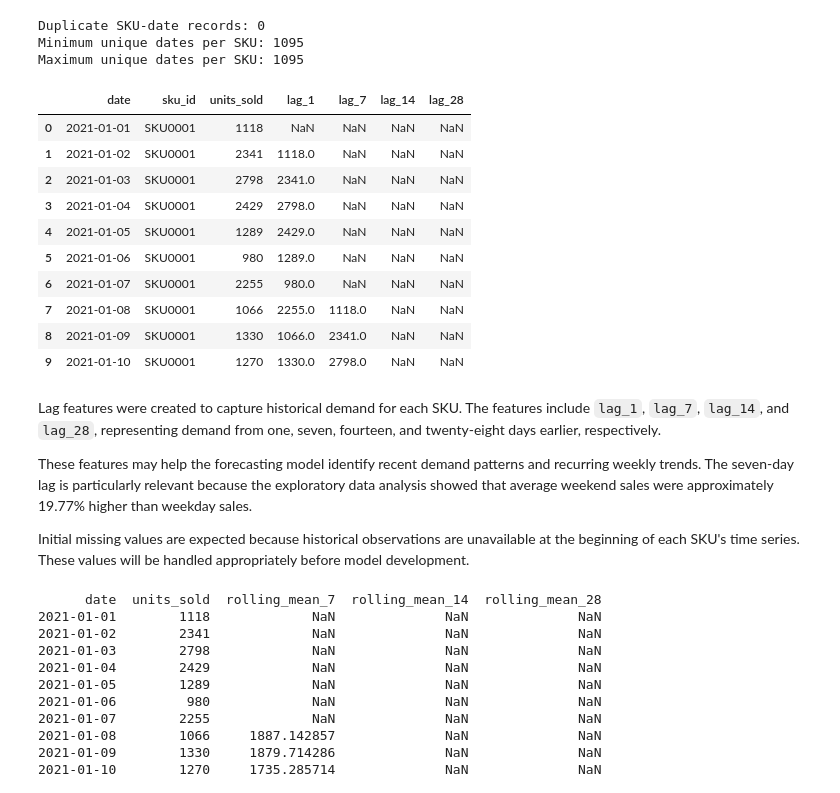
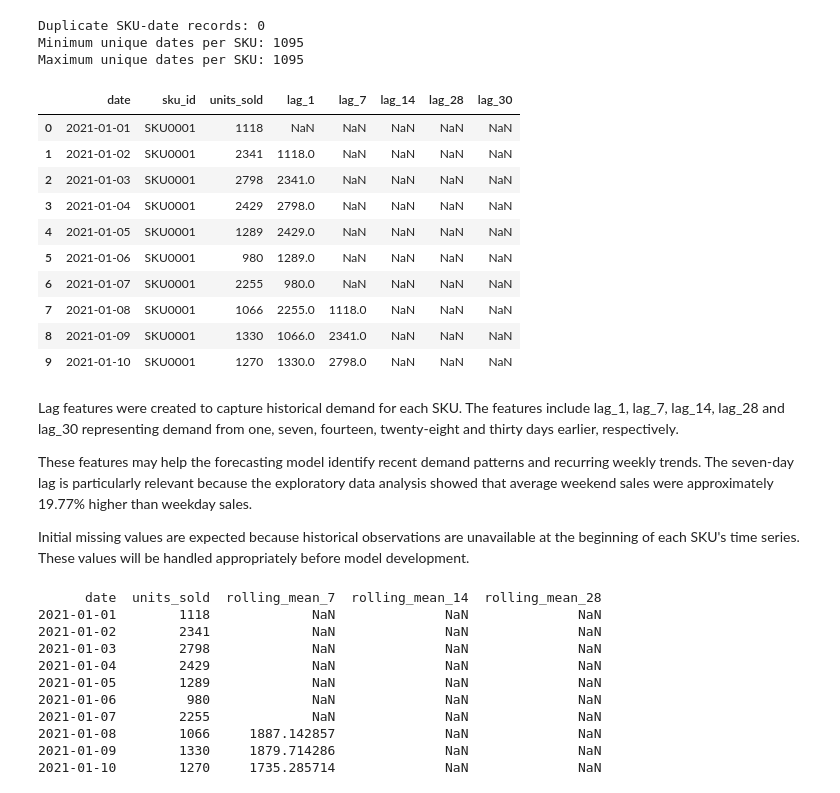
Before and after one commit to s3inn/fmcg-demand-forecasting-capstone, a Jupyter notebook: notebooks/06_feature_engineering.ipynb, the cells around one changed output. Drawn from its saved outputs; the diff is of its cells as text; code cells hidden in the pictures.

```diff
--- a/notebooks/06_feature_engineering.ipynb
+++ b/notebooks/06_feature_engineering.ipynb
@@ -109,27 +109,27 @@ Minimum unique dates per SKU: 1095
 Maximum unique dates per SKU: 1095
 # %%
 # Create lag features for each SKU
-for lag in [1, 7, 14, 28]:
+for lag in [1, 7, 14, 28, 30]:
     daily_demand[f"lag_{lag}"] = (
         daily_demand.groupby("sku_id")["units_sold"].shift(lag)
     )
 
 # Display the results
 daily_demand.head(10)
 # %% [output]
-|  | date | sku_id | units_sold | lag_1 | lag_7 | lag_14 | lag_28 |
-| 0 | 2021-01-01 | SKU0001 | 1118 | NaN | NaN | NaN | NaN |
-| 1 | 2021-01-02 | SKU0001 | 2341 | 1118.0 | NaN | NaN | NaN |
-| 2 | 2021-01-03 | SKU0001 | 2798 | 2341.0 | NaN | NaN | NaN |
-| 3 | 2021-01-04 | SKU0001 | 2429 | 2798.0 | NaN | NaN | NaN |
-| 4 | 2021-01-05 | SKU0001 | 1289 | 2429.0 | NaN | NaN | NaN |
-| 5 | 2021-01-06 | SKU0001 | 980 | 1289.0 | NaN | NaN | NaN |
-| 6 | 2021-01-07 | SKU0001 | 2255 | 980.0 | NaN | NaN | NaN |
-| 7 | 2021-01-08 | SKU0001 | 1066 | 2255.0 | 1118.0 | NaN | NaN |
-| 8 | 2021-01-09 | SKU0001 | 1330 | 1066.0 | 2341.0 | NaN | NaN |
-| 9 | 2021-01-10 | SKU0001 | 1270 | 1330.0 | 2798.0 | NaN | NaN |
+|  | date | sku_id | units_sold | lag_1 | lag_7 | lag_14 | lag_28 | lag_30 |
+| 0 | 2021-01-01 | SKU0001 | 1118 | NaN | NaN | NaN | NaN | NaN |
+| 1 | 2021-01-02 | SKU0001 | 2341 | 1118.0 | NaN | NaN | NaN | NaN |
+| 2 | 2021-01-03 | SKU0001 | 2798 | 2341.0 | NaN | NaN | NaN | NaN |
+| 3 | 2021-01-04 | SKU0001 | 2429 | 2798.0 | NaN | NaN | NaN | NaN |
+| 4 | 2021-01-05 | SKU0001 | 1289 | 2429.0 | NaN | NaN | NaN | NaN |
+| 5 | 2021-01-06 | SKU0001 | 980 | 1289.0 | NaN | NaN | NaN | NaN |
+| 6 | 2021-01-07 | SKU0001 | 2255 | 980.0 | NaN | NaN | NaN | NaN |
+| 7 | 2021-01-08 | SKU0001 | 1066 | 2255.0 | 1118.0 | NaN | NaN | NaN |
+| 8 | 2021-01-09 | SKU0001 | 1330 | 1066.0 | 2341.0 | NaN | NaN | NaN |
+| 9 | 2021-01-10 | SKU0001 | 1270 | 1330.0 | 2798.0 | NaN | NaN | NaN |
 # %% [markdown]
-Lag features were created to capture historical demand for each SKU. The features include `lag_1`, `lag_7`, `lag_14`, and `lag_28`, representing demand from one, seven, fourteen, and twenty-eight days earlier, respectively.
+Lag features were created to capture historical demand for each SKU. The features include lag_1, lag_7, lag_14, lag_28 and lag_30 representing demand from one, seven, fourteen, twenty-eight and thirty days earlier, respectively.
 
 These features may help the forecasting model identify recent demand patterns and recurring weekly trends. The seven-day lag is particularly relevant because the exploratory data analysis showed that average weekend sales were approximately 19.77% higher than weekday sales.
 
```
Also changed, not shown: parts of 6 cells of this notebook.
